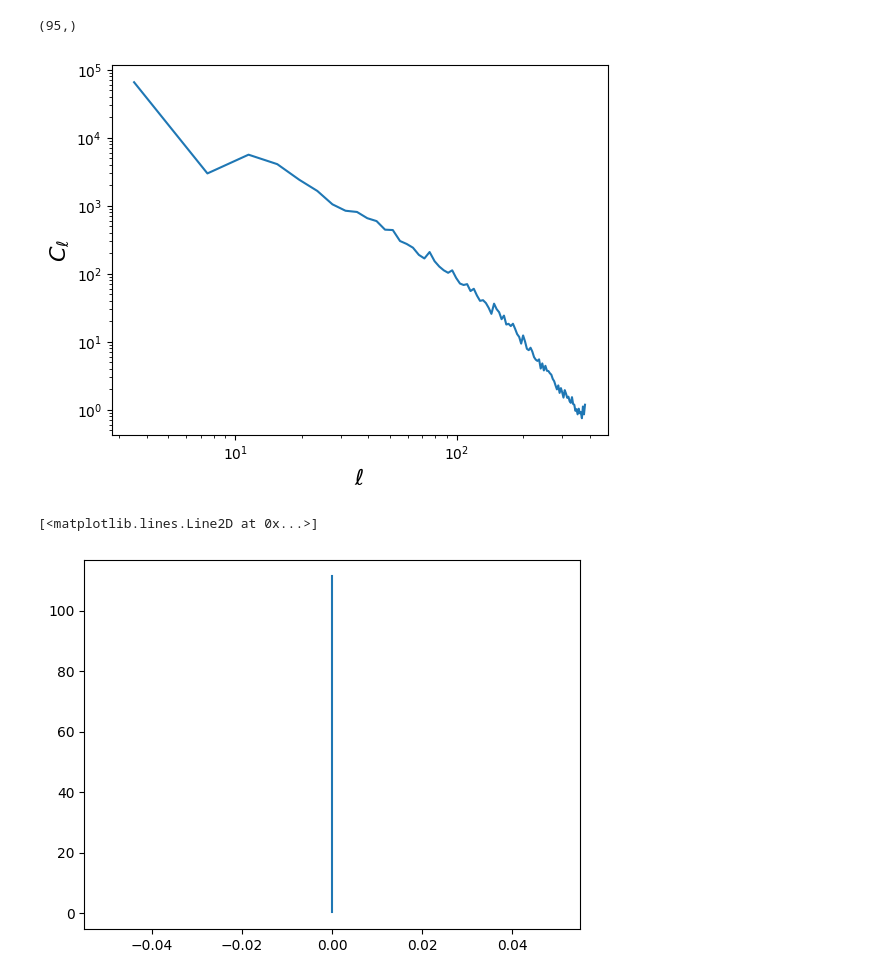
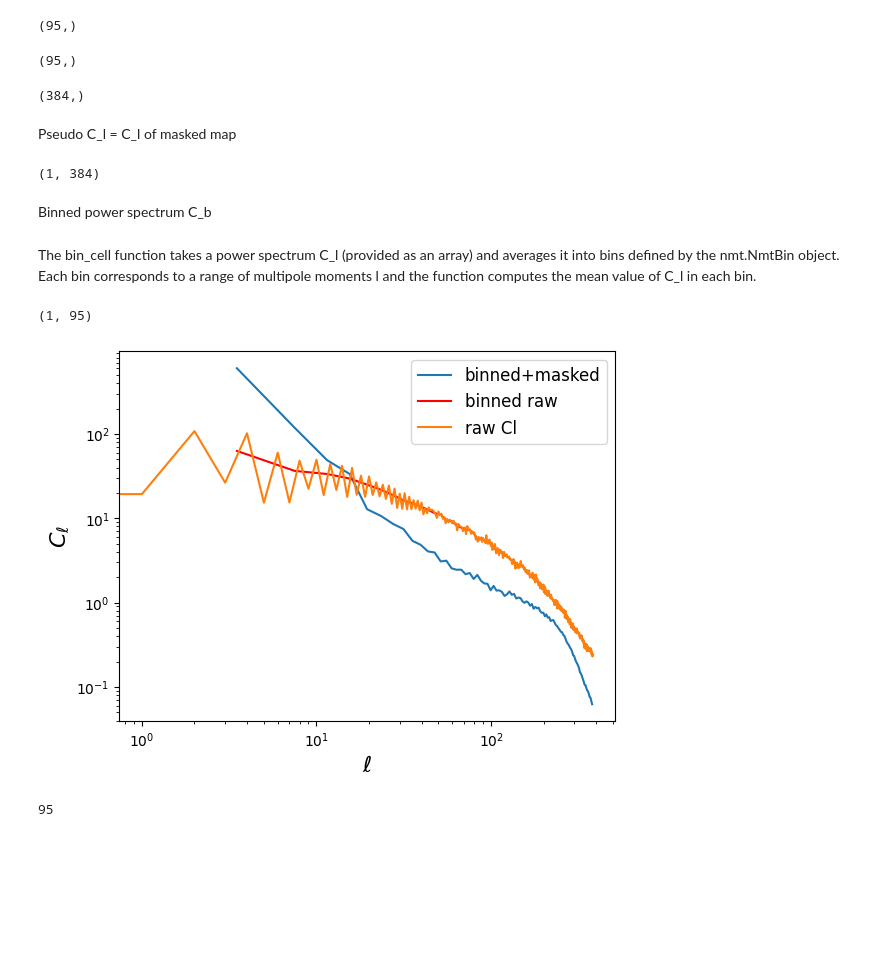
Before and after one commit to urwa99/Internship_Rome, a Jupyter notebook: Masks.ipynb, the cells around one changed output. Saved outputs shown, nothing was run; the diff lists cells and outputs as text; code cells hidden in the pictures; blank space fills up the shorter version.

Commit message:
binned and masked power spectra

```diff
--- a/Masks.ipynb
+++ b/Masks.ipynb
@@ -159,18 +157,49 @@ print(ell_arr.shape) #lmax/4
 # %% [output]
 (95,)
+# %%
+cl_binned = b.bin_cell(C_l[:,3,3])
+print(cl_binned.shape) #number of bins
+# %% [output]
+(95,)
+# %%
+ls =np.arange(len(C_l[:,3,3]))
+print(ls.shape)
+# %% [output]
+(384,)
+# %% [markdown]
+Pseudo C_l = C_l of masked map
+# %%
+#fsky = np.mean(f_0.get_mask()**2)
+pcl = nmt.compute_coupled_cell(f_0,f_0)
+#pcl_sky = nmt.compute_coupled_cell(f_0,f_0) /fsky
+print(pcl.shape)
+# %% [output]
+(1, 384)
+# %% [markdown]
+Binned power spectrum C_b
+# %% [markdown]
+The bin_cell function takes a power spectrum C_l  (provided as an array) and averages it into bins defined by the nmt.NmtBin object. Each bin corresponds to a range of multipole moments l and the function computes the mean value of C_l in each bin.
+# %%
+pcl_bin = b.bin_cell(pcl)
+#pcl_bin_sky =b.bin_cell(pcl_sky)
+print(pcl_bin.shape) #number of bins
+# %% [output]
+(1, 95)
 # %%
-plt.plot(ell_arr, cl_00[0])
+plt.plot(ell_arr, pcl_bin[0], label='binned+masked')
+#plt.plot(ell_arr, pcl_bin_sky[0], label='normalised Pcl')
+plt.plot(ell_arr, cl_binned, 'r', label='binned raw')
+plt.plot(ls, C_l[:,3,3], label='raw Cl')
 plt.loglog()
 plt.xlabel('$\\ell$', fontsize=16)
 plt.ylabel('$C_\\ell$', fontsize=16)
-#plt.xlim(1, 700)
+plt.legend(fontsize=12)
 plt.show()
 # %% [output]
-[figure, old version]
+[figure, new version]
-# %%
-ell = np.zeros(l+1)
-plt.plot(ell, C_l[:,3,3])
-#plt.loglog()
-# %% [output]
-[<matplotlib.lines.Line2D at 0x...>]
-[figure, removed]
+# %%
+# - binning weights for each bandpower
+n_bins = b.get_n_bands()
+print(n_bins)
+# %% [output]
+95
```
Also changed, not shown: parts of 17 cells of this notebook.
